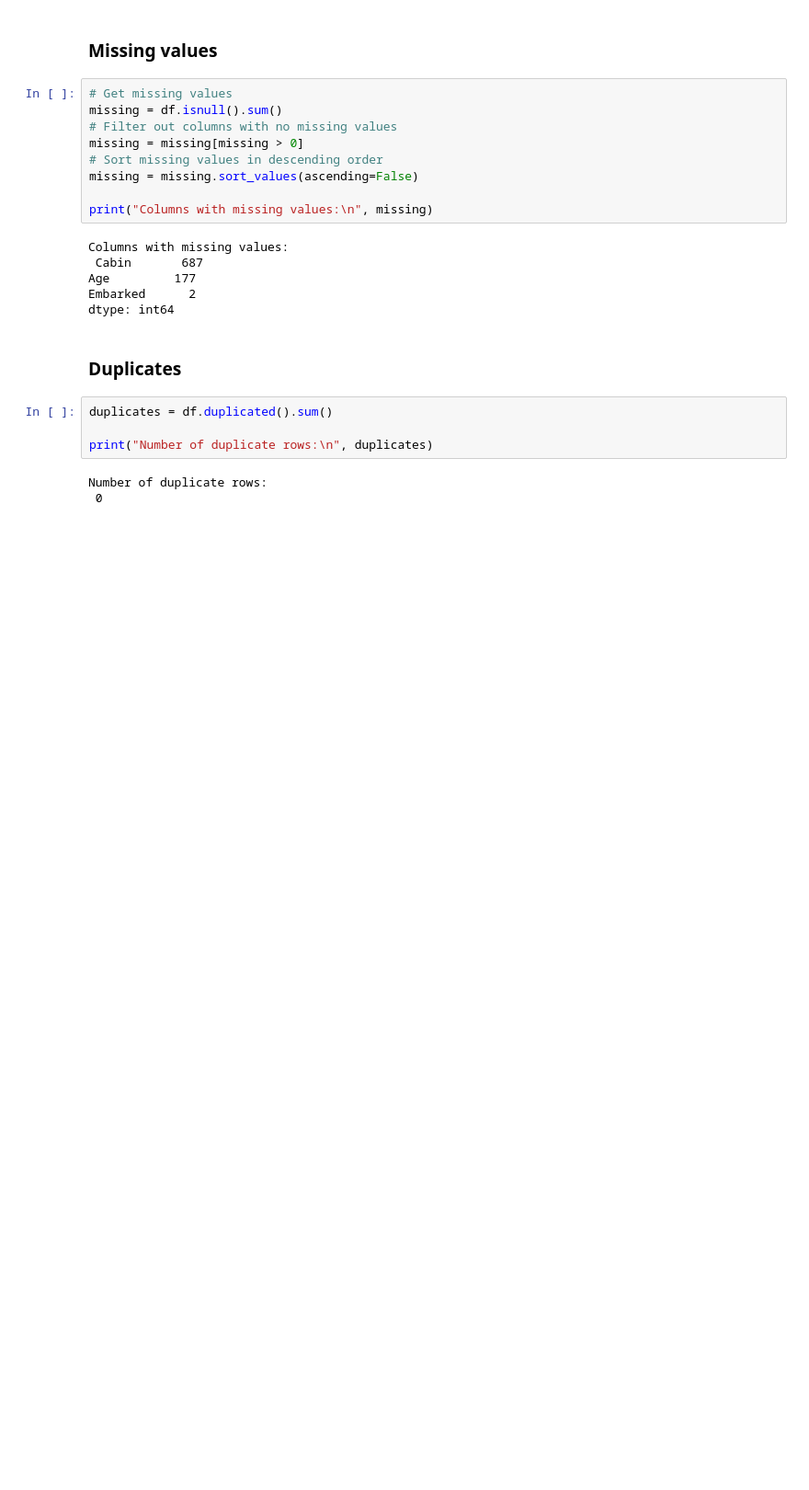
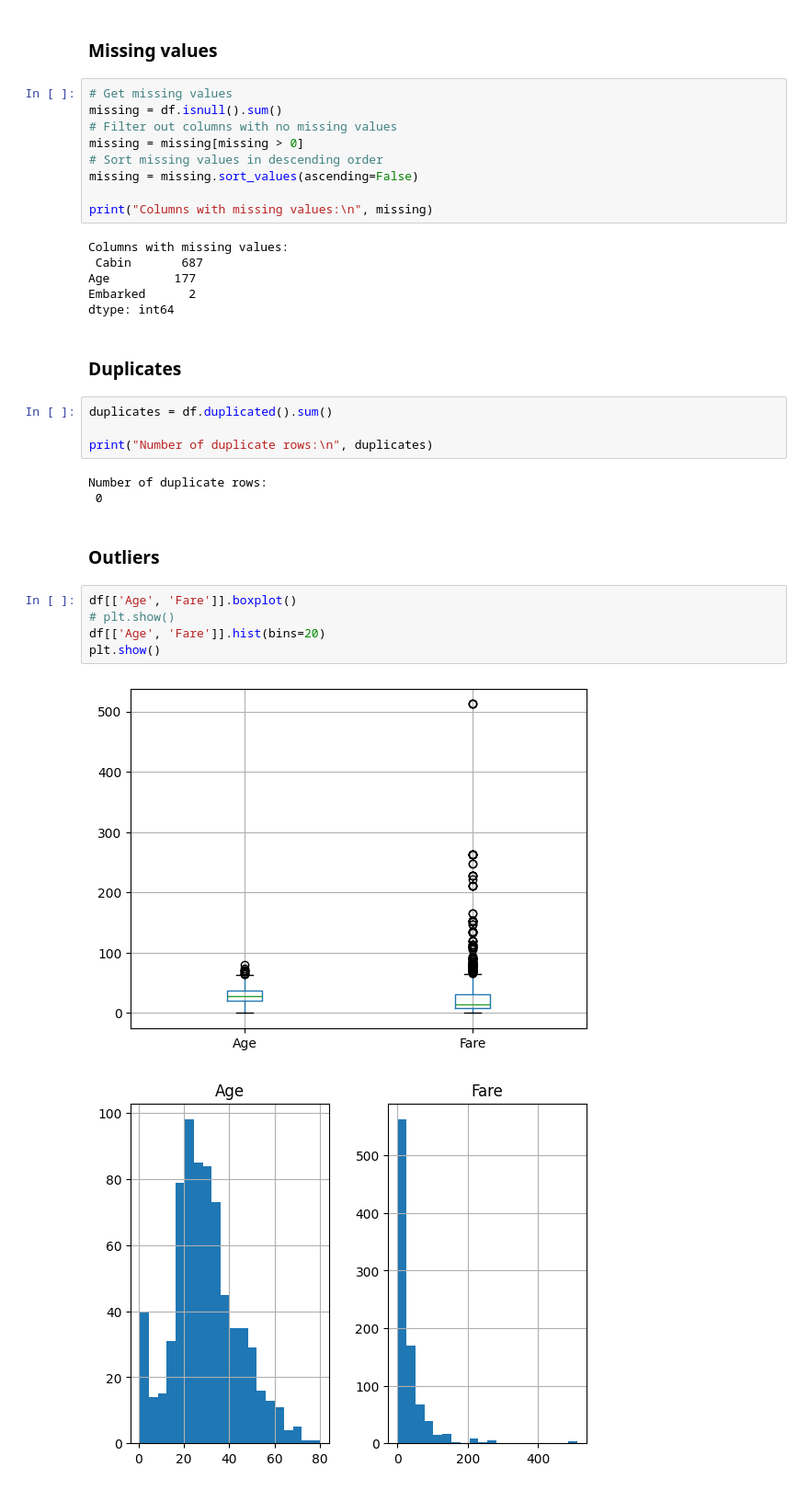
Before and after one commit to helben2002/TitanicCapstoneProject, a Jupyter notebook: ml/notebooks/sara.ipynb, the cells around one changed output. Shown at 92% size. Drawn from its saved outputs; the diff is of its cells as text; blank space fills up the shorter version.

```diff
--- a/ml/notebooks/sara.ipynb
+++ b/ml/notebooks/sara.ipynb
@@ -100,3 +100,13 @@ print("Number of duplicate rows:\n", duplicates)
 # %% [output]
 Number of duplicate rows:
  0
+# %% [markdown]
+### Outliers
+# %%
+df[['Age', 'Fare']].boxplot()
+# plt.show()
+df[['Age', 'Fare']].hist(bins=20)
+plt.show()
+# %% [output]
+[figure, added]
+[figure, added]
```
Also changed, not shown: parts of 3 cells of this notebook.
